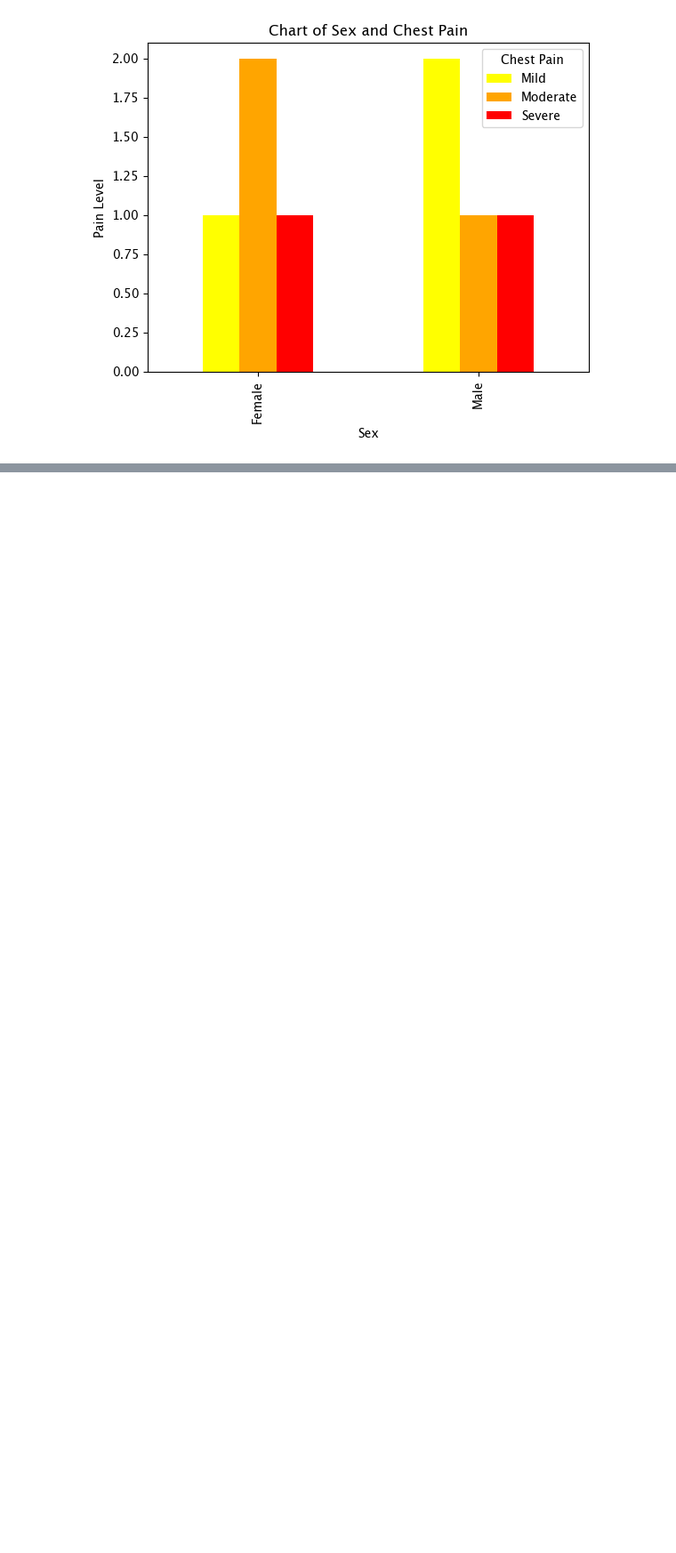
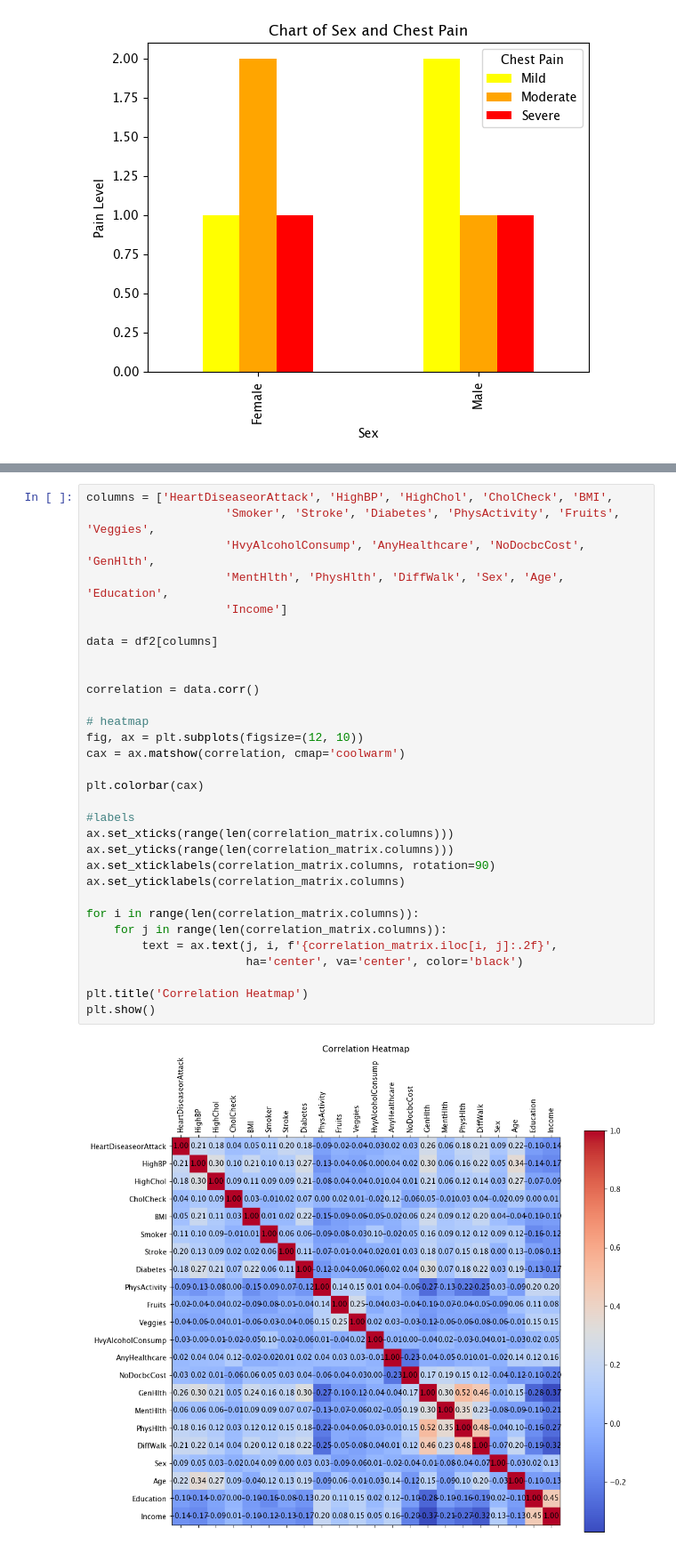
Before and after one commit to Dustin-Sheets/Project_4, a Jupyter notebook: Heart visualizations/heart disease .ipynb, the cells around one changed output, grey strips where cells are left out. Shown at 89% size. Drawn from its saved outputs; the diff is of its cells as text; blank space fills up the shorter version.

```diff
--- a/Heart visualizations/heart disease .ipynb
+++ b/Heart visualizations/heart disease .ipynb
@@ -39,0 +168,33 @@ plt.show()
+# %%
+columns = ['HeartDiseaseorAttack', 'HighBP', 'HighChol', 'CholCheck', 'BMI',
+                    'Smoker', 'Stroke', 'Diabetes', 'PhysActivity', 'Fruits', 'Veggies',
+                    'HvyAlcoholConsump', 'AnyHealthcare', 'NoDocbcCost', 'GenHlth',
+                    'MentHlth', 'PhysHlth', 'DiffWalk', 'Sex', 'Age', 'Education',
+                    'Income']
+
+data = df2[columns]
+
+
+correlation = data.corr()
+
+# heatmap
+fig, ax = plt.subplots(figsize=(12, 10))
+cax = ax.matshow(correlation, cmap='coolwarm')
+
+plt.colorbar(cax)
+
+#labels
+ax.set_xticks(range(len(correlation_matrix.columns)))
+ax.set_yticks(range(len(correlation_matrix.columns)))
+ax.set_xticklabels(correlation_matrix.columns, rotation=90)
+ax.set_yticklabels(correlation_matrix.columns)
+
+for i in range(len(correlation_matrix.columns)):
+    for j in range(len(correlation_matrix.columns)):
+        text = ax.text(j, i, f'{correlation_matrix.iloc[i, j]:.2f}',
+                       ha='center', va='center', color='black')
+
+plt.title('Correlation Heatmap')
+plt.show()
+# %% [output]
+[figure, added]
```
Also changed, not shown: parts of 11 cells of this notebook, 2 other files.
